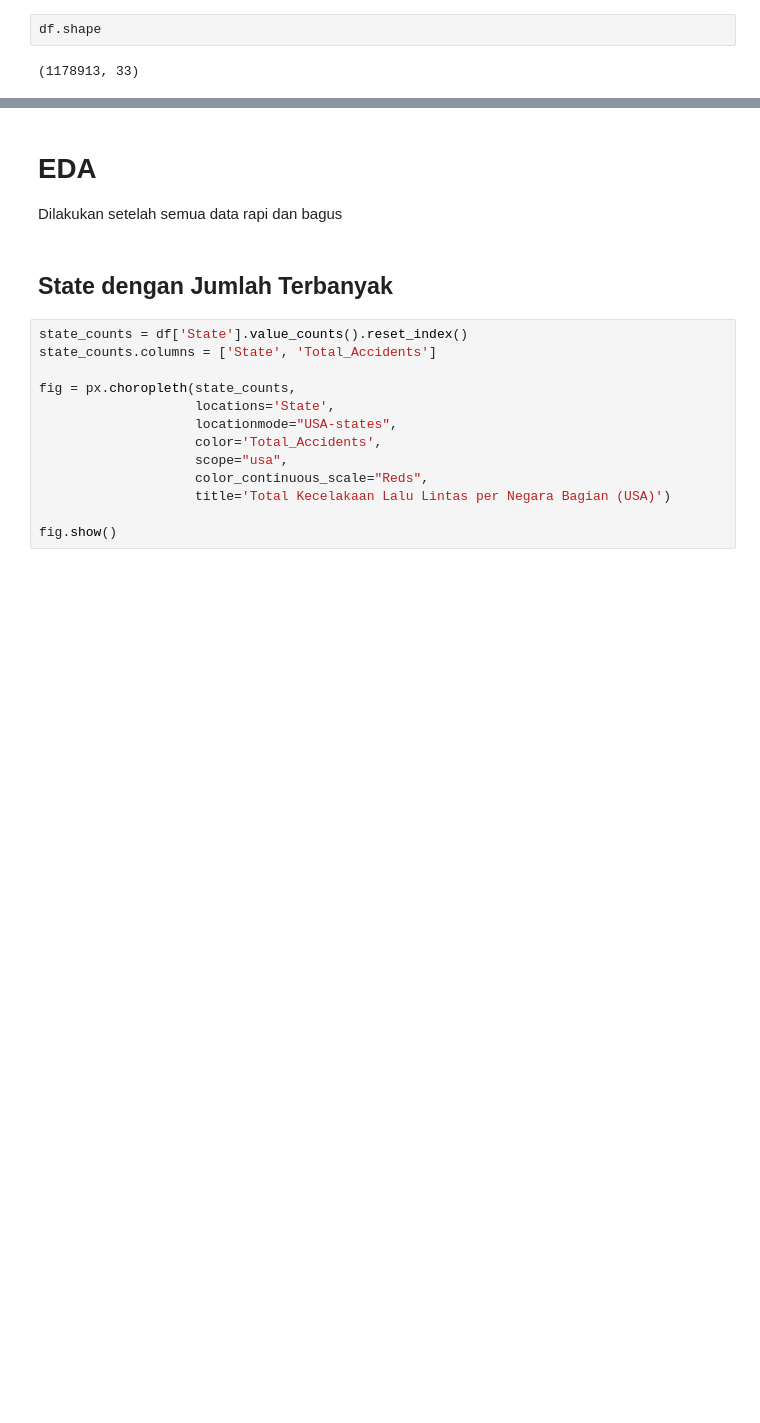
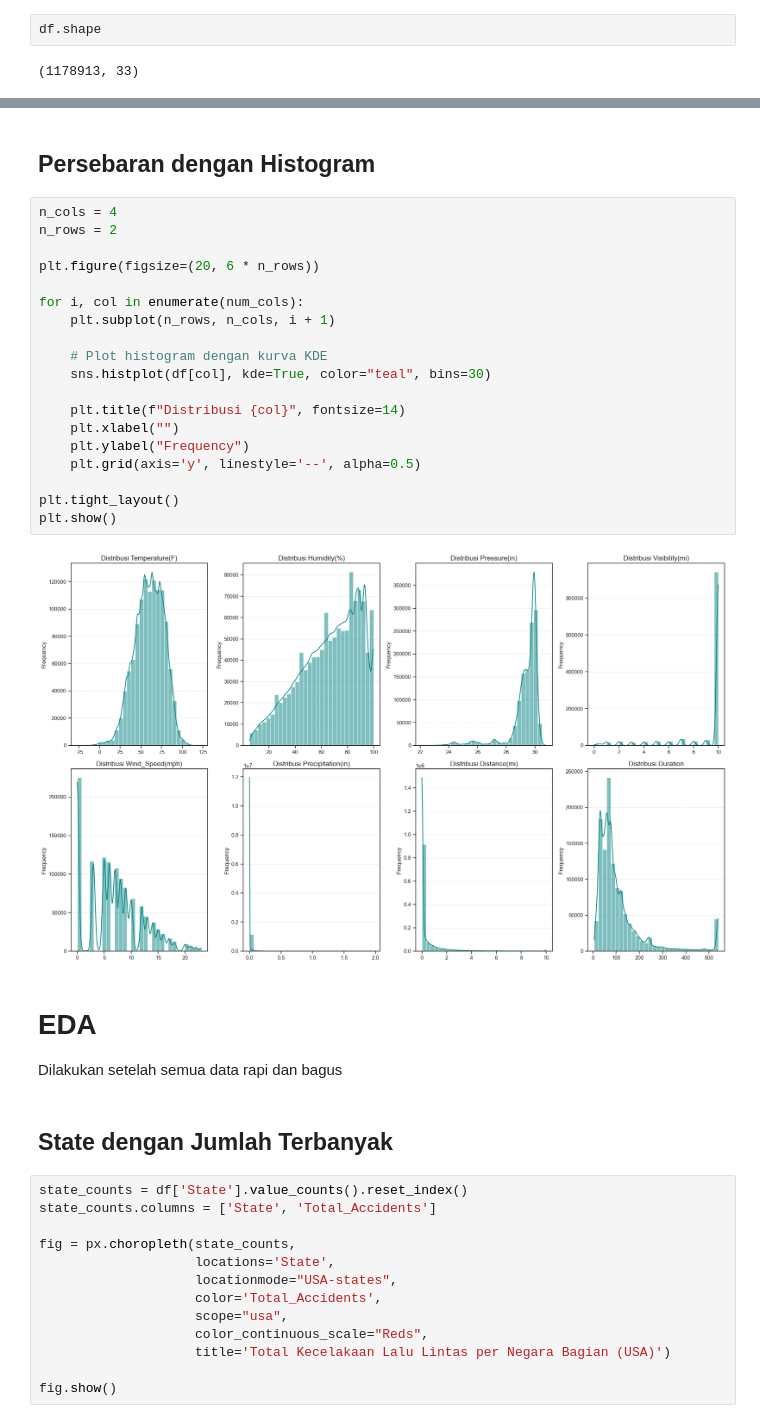
Before and after one commit to clairedible/WeeklyReport2_EDA, a Jupyter notebook: EDA_2020.ipynb, the cells around one changed output, grey strips where cells are left out. Cells and saved outputs as stored; diff of their text form; blank space fills up the shorter version.

```diff
--- a/EDA_2020.ipynb
+++ b/EDA_2020.ipynb
@@ -806,4 +892,27 @@ Index(['Severity', 'Start_Time', 'End_Time', 'Distance(mi)', 'City', 'County',
       dtype='object')
+# %% [markdown]
+## Persebaran dengan Histogram
+# %%
+n_cols = 4
+n_rows = 2
+
+plt.figure(figsize=(20, 6 * n_rows))
+
+for i, col in enumerate(num_cols):
+    plt.subplot(n_rows, n_cols, i + 1)
+
+    # Plot histogram dengan kurva KDE
+    sns.histplot(df[col], kde=True, color="teal", bins=30)
+
+    plt.title(f"Distribusi {col}", fontsize=14)
+    plt.xlabel("")
+    plt.ylabel("Frequency")
+    plt.grid(axis='y', linestyle='--', alpha=0.5)
+
+plt.tight_layout()
+plt.show()
+# %% [output]
+[figure, added]
 # %% [markdown]
 # EDA
 Dilakukan setelah semua data rapi dan bagus
```
Also changed, not shown: parts of 42 cells of this notebook.
